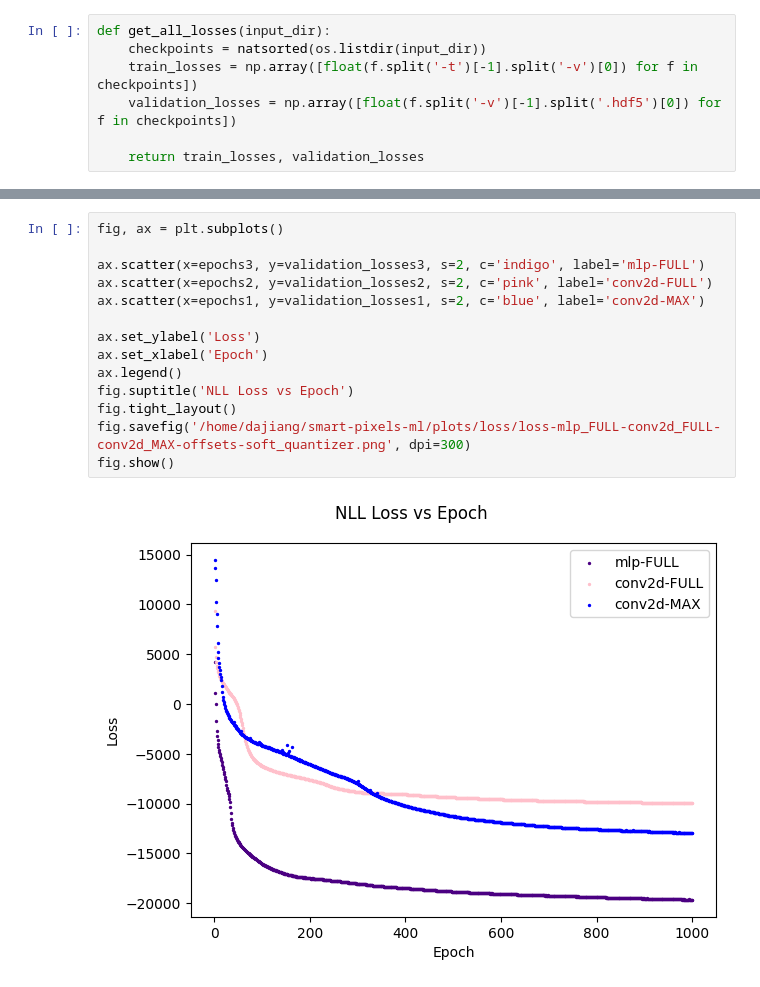
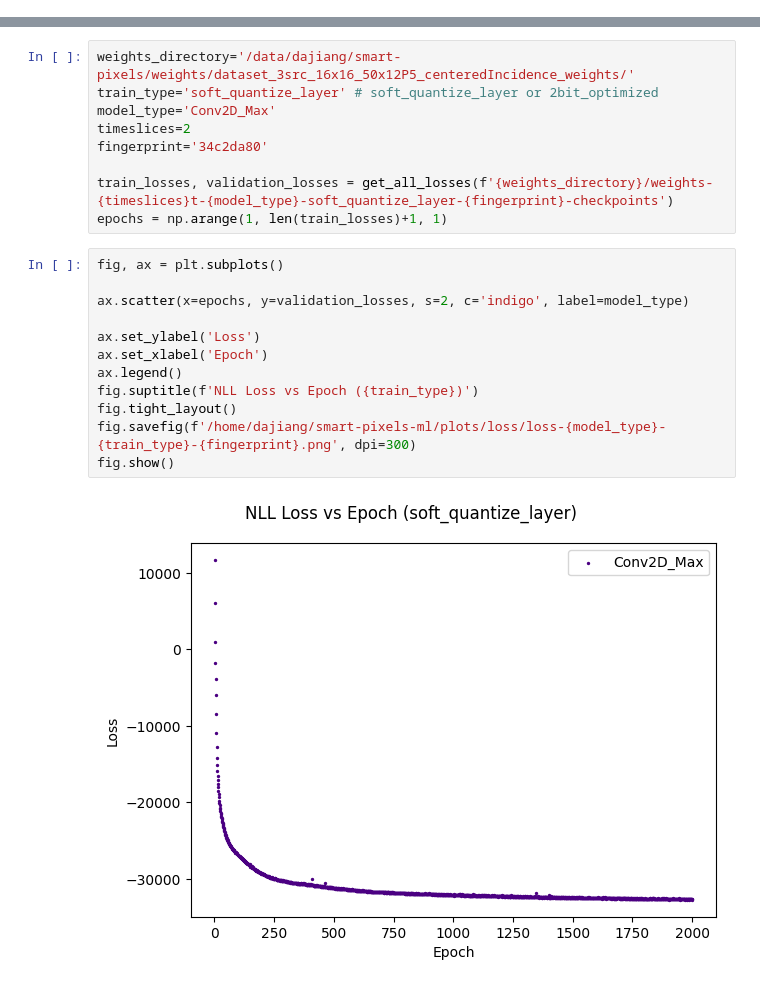
Before and after one commit to davidgjiang/smart-pixels-ml, a Jupyter notebook: training_tracker.ipynb, the cells around one changed output, grey strips where cells are left out. Saved outputs shown, nothing was run; the diff lists cells and outputs as text.

```diff
--- a/training_tracker.ipynb
+++ b/training_tracker.ipynb
@@ -23,7 +0,0 @@ To enable the following instructions: AVX2 FMA, in other operations, rebuild Ten
-# %%
-def get_all_losses(input_dir):
-    checkpoints = natsorted(os.listdir(input_dir))
-    train_losses = np.array([float(f.split('-t')[-1].split('-v')[0]) for f in checkpoints])
-    validation_losses = np.array([float(f.split('-v')[-1].split('.hdf5')[0]) for f in checkpoints])
-
-    return train_losses, validation_losses
@@ -40,16 +9,23 @@ epochs4 = np.arange(1, len(train_losses4)+1, 1)
+# %%
+weights_directory='/data/dajiang/smart-pixels/weights/dataset_3src_16x16_50x12P5_centeredIncidence_weights/'
+train_type='soft_quantize_layer' # soft_quantize_layer or 2bit_optimized
+model_type='Conv2D_Max'
+timeslices=2
+fingerprint='34c2da80'
+
+train_losses, validation_losses = get_all_losses(f'{weights_directory}/weights-{timeslices}t-{model_type}-soft_quantize_layer-{fingerprint}-checkpoints')
+epochs = np.arange(1, len(train_losses)+1, 1)
 # %%
 fig, ax = plt.subplots()
 
-ax.scatter(x=epochs3, y=validation_losses3, s=2, c='indigo', label='mlp-FULL')
-ax.scatter(x=epochs2, y=validation_losses2, s=2, c='pink', label='conv2d-FULL')
-ax.scatter(x=epochs1, y=validation_losses1, s=2, c='blue', label='conv2d-MAX')
+ax.scatter(x=epochs, y=validation_losses, s=2, c='indigo', label=model_type)
 
 ax.set_ylabel('Loss')
 ax.set_xlabel('Epoch')
 ax.legend()
-fig.suptitle('NLL Loss vs Epoch')
+fig.suptitle(f'NLL Loss vs Epoch ({train_type})')
 fig.tight_layout()
-fig.savefig('/home/dajiang/smart-pixels-ml/plots/loss/loss-mlp_FULL-conv2d_FULL-conv2d_MAX-offsets-soft_quantizer.png', dpi=300)
+fig.savefig(f'/home/dajiang/smart-pixels-ml/plots/loss/loss-{model_type}-{train_type}-{fingerprint}.png', dpi=300)
 fig.show()
 # %% [output]
-[figure, old version]
+[figure, new version]
```
Also changed, not shown: parts of 9 cells of this notebook, 4 other files.
